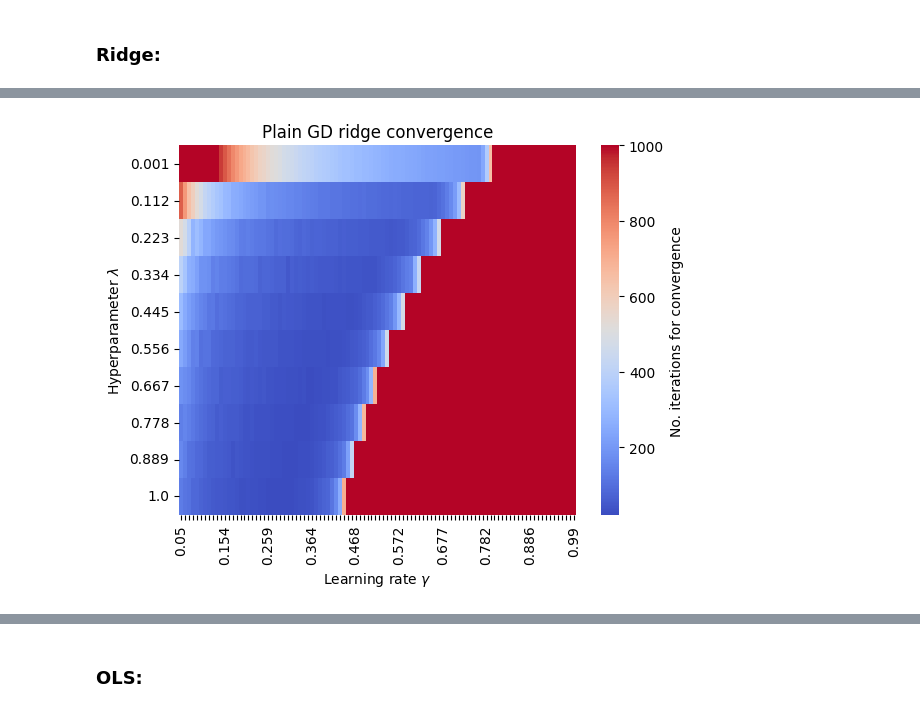
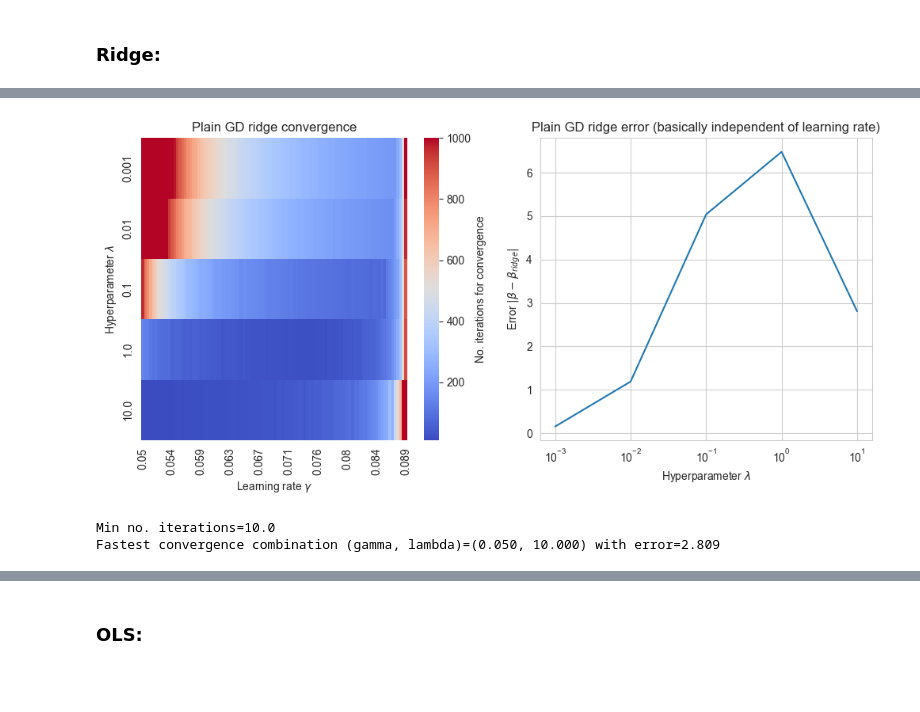
Before and after one commit to LassePladsen/FYS-STK3155-4155, a Jupyter notebook: Weekly exercises/41/Week 41 Lasse Pladsen.ipynb, the cells around one changed output, grey strips where cells are left out. Cells and saved outputs as stored; diff of their text form; code cells hidden in the pictures; blank space fills up the shorter version.

```diff
--- a/Weekly exercises/41/Week 41 Lasse Pladsen.ipynb
+++ b/Weekly exercises/41/Week 41 Lasse Pladsen.ipynb
@@ -36,6 +33,9 @@ learn_rates = np.linspace(0.05, 1, 100, endpoint=False)
 # %% [markdown]
 ### OLS:
 # %%
+# Parameters
+learn_rates = np.linspace(0.05, 2/np.max(eig_ols), 100, endpoint=False)
+
 no_iters = np.empty(learn_rates.size)  # store the number of iterations needed to converge
 errors = np.empty_like(no_iters)  # store the beta errors
 
@@ -65,7 +65,7 @@ fig.suptitle("Plain GD OLS convergence")
 
 # Plot convergence
 plt.subplot(1, 2, 1)
-plt.title("$\gamma_{optimal}$=" + f"{learn_rates[np.argmin(no_iters)]:.3f}")
+plt.title("Convergence: $\gamma_{optimal}$=" + f"{learn_rates[np.argmin(no_iters)]:.3f}")
 plt.plot(learn_rates, no_iters)
 plt.xlabel("Learning rate $\gamma$")
 plt.ylabel("No. iterations for convergence")
@@ -73,13 +73,11 @@ plt.grid()
 
 # Plot error
 plt.subplot(1, 2, 2)
+plt.title("Errors")
 plt.plot(learn_rates, errors)
 plt.xlabel("Learning rate $\gamma$")
 plt.ylabel(r"Beta error $|\beta - \beta_{OLS}|$")
 plt.grid()
 
 plt.tight_layout()
-
-print(f"Beta OLS={beta_ols.ravel()}")
-print(f"Best beta={beta_best.ravel()}")
 # %% [output]
@@ -90,10 +92,4 @@ Best beta=[ 4.65168156 -8.00899928]
 ### Ridge:
 # %%
 # Parameters
-ridge_lambdas = np.linspace(0.001, 1, 10)  # lambda vals to plot
-
-XT_X = X.T @ X
-I = np.identity(np.shape(XT_X)[0])
-for lmbda in ridge_lambdas:
-    beta_ridge = np.linalg.inv(XT_X + lmbda*I) @ (X.T @ y)  # own Ridge inversion
-    print(beta_ridge.ravel())
+ridge_lambdas = [0.001, 0.01, 0.1, 1, 10]  # lambda vals to plot
@@ -111,11 +96,20 @@ for lmbda in ridge_lambdas:
 # %%
-no_iters = np.empty((learn_rates.size, ridge_lambdas.size))  # store the number of iterations needed to converge
-error_best = 1e10
-beta_best = 0
-beta_best_ridge = 0
+no_iters = np.empty((learn_rates.size, len(ridge_lambdas)))  # store the number of iterations needed to converge
+errors = np.empty_like(no_iters)  # store the beta errors
 
 # Iterate through each lambda and each learning rate and test convergence
 for j, lmbda in enumerate(ridge_lambdas):
+    # Calculate max eigenvalue
+    XT_X = X.T @ X
+    I = np.identity(np.shape(XT_X)[0])
+    lmbda_I = lmbda * I
+
+    beta_ridge = np.linalg.inv(XT_X + lmbda_I) @ (X.T @ y)  # own Ridge inversion
+    H = 2/N*XT_X + 2*lmbda_I  # Hessian matrix
+    eig_ridge, _ = np.linalg.eig(H)
+
+    # Create learning rate values to test
+    learn_rates = np.linspace(0.05, 2/np.max(eig_ridge), 100, endpoint=False)
     for i, learn_rate in enumerate(learn_rates):
         # Iterate through and improve beta
         beta = np.random.randn(2, 1)  # create 2 random beta parameters [b_0, b_1] to test convergence with
@@ -125,42 +119,48 @@ for j, lmbda in enumerate(ridge_lambdas):
             grad = 2/N * X.T @ (X @ beta - y) + 2 * lmbda * beta
             beta_prev = beta.copy()
             beta -= learn_rate * grad
-            # error = np.max(abs(beta - beta_ridge))
-            # if error < error_best:
-            #     error_best = error
-            #     beta_best = beta
-            #     beta_best_ridge = beta_ridge
             if any(beta > 1e8):  # stop if beta is blowing up -> will overflow
                 iter = 1000
                 break
             iter += 1
-        # print(f"{lmbda=}: beta_ridge={beta_ridge.ravel()}, beta={beta.ravel()}, {iter=}, {(abs(beta - beta_prev) > beta_tol).ravel()}")
         no_iters[i, j] = iter
+        errors[i, j] = max(abs(beta - beta_ridge))
+    print(f"{lmbda=}, beta_ridge={beta_ridge.ravel()}, beta={beta.ravel()}, max error={errors[0, j]}")
 
-print(f"Min no. iterations={np.min(no_iters)}")
-optimal_indices = np.unravel_index(np.argmin(no_iters), no_iters.shape)
-print(f"Optimal combination (gamma, lambda)=({learn_rates[optimal_indices[0]]:.3f}, {ridge_lambdas[optimal_indices[1]]:.3f})")
-print(f"Beta ridge={beta_best_ridge.ravel()}")
-print(f"Best beta estimate={beta_best.ravel()}")
+# Heatmap plotting
+plt.figure(figsize=(10, 5))
 
+###### Convergence heatmap
 # Set xlabel ticks to show a total of 10 values, with 3 decimal places
 xticks = np.round(learn_rates, 3)
 keptticks = xticks[::int(len(learn_rates)/10)+1]
 xticks = ['' for _ in xticks]
 xticks[::int(len(xticks)/10)+1] = keptticks
 
-# Heatmap plot
+plt.subplot(1, 2, 1)
 ax = sb.heatmap(
         no_iters.T,
         annot=False,
         cmap="coolwarm",
         xticklabels=xticks,
-        yticklabels=ridge_lambdas,
+        yticklabels=np.round(ridge_lambdas, 3),
 )
 plt.xticks(rotation=90)  # sideways xticks
-
 ax.collections[0].colorbar.set_label("No. iterations for convergence")
 plt.title("Plain GD ridge convergence")
 plt.xlabel("Learning rate $\gamma$")
-plt.ylabel("Hyperparameter $\lambda$");
+plt.ylabel("Hyperparameter $\lambda$")
+######
+
+
+###### Error plot
+plt.subplot(1, 2, 2)
+plt.plot(ridge_lambdas, errors[0, :])  # the errors are the same for each learning rate value
+plt.title("Plain GD ridge error (basically independent of learning rate)")
+plt.ylabel(r"Error $|\beta-\beta_{ridge}|$")
+plt.xlabel("Hyperparameter $\lambda$")
+plt.xscale("log")
+######
+
+plt.tight_layout()
 # %% [output]
@@ -171,2 +172,9 @@ Best beta estimate=[ 4.58680319 -7.86772038]
-[figure, old version]
+[figure, new version]
+# %%
+print(f"Min no. iterations={np.min(no_iters)}")
+optimal_indices = np.unravel_index(np.argmin(no_iters), no_iters.shape)
+print(f"Fastest convergence combination (gamma, lambda)=({learn_rates[optimal_indices[0]]:.3f}, {ridge_lambdas[optimal_indices[1]]:.3f}) with error={errors[optimal_indices[0], optimal_indices[1]]:.3f}")
+# %% [output]
+Min no. iterations=10.0
+Fastest convergence combination (gamma, lambda)=(0.050, 10.000) with error=2.809
 # %% [markdown]
```
Also changed, not shown: parts of 11 cells of this notebook.
